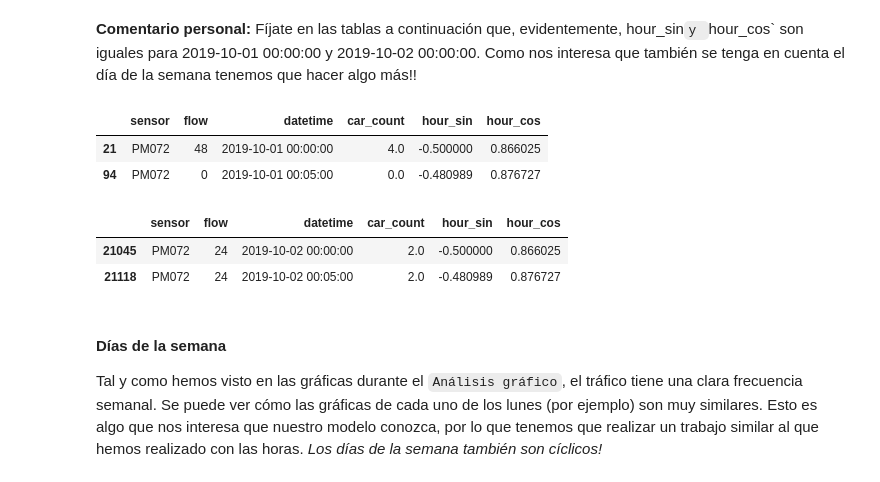
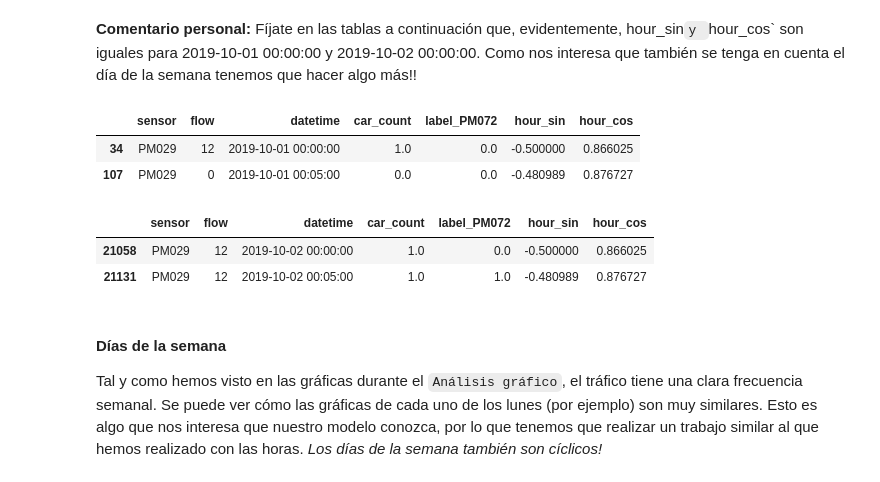
Before and after one commit to albertopmp/TFG, a Jupyter notebook: src/TrafficFlow.ipynb, the cells around one changed output. Saved outputs shown, nothing was run; the diff lists cells and outputs as text; code cells hidden in the pictures.

```diff
--- a/src/TrafficFlow.ipynb
+++ b/src/TrafficFlow.ipynb
@@ -395,0 +375,10 @@ NameError: name 'adf' is not defined
+# %%
+# Muy poco eficiente, pero no veo otra manera
+
+# Nos interesa el instante t+x de PM072
+x = 15
+
+for i in df_1.index :
+    cc = (PM072_data.loc[PM072_data['datetime'] == (df_1.loc[i, 'datetime']+datetime.timedelta(minutes=x)), 'car_count'])
+    if not (cc.empty):
+        df_1.at[i, 'label_PM072'] = cc.values[0]
@@ -395,0 +405,4 @@ NameError: name 'adf' is not defined
+# %%
+df_1 = df_1.dropna()
+# Ya no hay valores NA
+df_1.loc[df_1['datetime'] >= '2020-02-29 23:35:00']
@@ -403,7 +422,7 @@ que se le pasan al modelo está correctamente formateados.
 La columna `datetime` resulta de gran importancia, pero no como una cadena. El primer paso es pasarla
 a segundos:
 # %%
-date_time = df.loc[:, 'datetime']
+date_time = df_1.loc[:, 'datetime']
 timestamp_s = date_time.map(datetime.datetime.timestamp)
 # %% [markdown]
 El tiempo en segundos no resulta muy útil como input para el modelo. Está claro que la periodicidad del tráfico es diaria.
@@ -413,8 +430,8 @@ El tiempo en segundos no resulta muy útil como input para el modelo. Está clar
 Para convertir el tiempo en una señal usable se puede usar el seno y el coseno:
 # %%
 seconds_in_day = 24*60*60
-df['hour_sin'] = np.sin(timestamp_s * (2 * np.pi / seconds_in_day))
-df['hour_cos'] = np.cos(timestamp_s * (2 * np.pi / seconds_in_day))
+df_1['hour_sin'] = np.sin(timestamp_s * (2 * np.pi / seconds_in_day))
+df_1['hour_cos'] = np.cos(timestamp_s * (2 * np.pi / seconds_in_day))
 # %% [markdown]
 De esta manera logramos modelar las horas como en un reloj, las 00h y están a continuación de las 23h.
 
@@ -447,17 +464,17 @@ df.loc[df['sensor'] == 'PM072'][:288].plot.scatter('hour_sin','hour_cos').set_as
 hour_sin` y  `hour_cos` son iguales para 2019-10-01 00:00:00 y 2019-10-02 00:00:00.
 Como nos interesa que también se tenga en cuenta el día de la semana tenemos que hacer algo más!!
 # %%
-df.loc[df['sensor'] == 'PM072'][:2]
+df_1.loc[df_1['sensor'] == 'PM029'][:2]
 # %% [output]
-|  | sensor | flow | datetime | car_count | hour_sin | hour_cos |
-| 21 | PM072 | 48 | 2019-10-01 00:00:00 | 4.0 | -0.500000 | 0.866025 |
-| 94 | PM072 | 0 | 2019-10-01 00:05:00 | 0.0 | -0.480989 | 0.876727 |
+|  | sensor | flow | datetime | car_count | label_PM072 | hour_sin | hour_cos |
+| 34 | PM029 | 12 | 2019-10-01 00:00:00 | 1.0 | 0.0 | -0.500000 | 0.866025 |
+| 107 | PM029 | 0 | 2019-10-01 00:05:00 | 0.0 | 0.0 | -0.480989 | 0.876727 |
 # %%
-df.loc[df['sensor'] == 'PM072'][288:290]
+df_1.loc[df_1['sensor'] == 'PM029'][288:290]
 # %% [output]
-|  | sensor | flow | datetime | car_count | hour_sin | hour_cos |
-| 21045 | PM072 | 24 | 2019-10-02 00:00:00 | 2.0 | -0.500000 | 0.866025 |
-| 21118 | PM072 | 24 | 2019-10-02 00:05:00 | 2.0 | -0.480989 | 0.876727 |
+|  | sensor | flow | datetime | car_count | label_PM072 | hour_sin | hour_cos |
+| 21058 | PM029 | 12 | 2019-10-02 00:00:00 | 1.0 | 0.0 | -0.500000 | 0.866025 |
+| 21131 | PM029 | 12 | 2019-10-02 00:05:00 | 1.0 | 1.0 | -0.480989 | 0.876727 |
 # %% [markdown]
 #### Días de la semana
 
```
Also changed, not shown: parts of 36 cells of this notebook.
